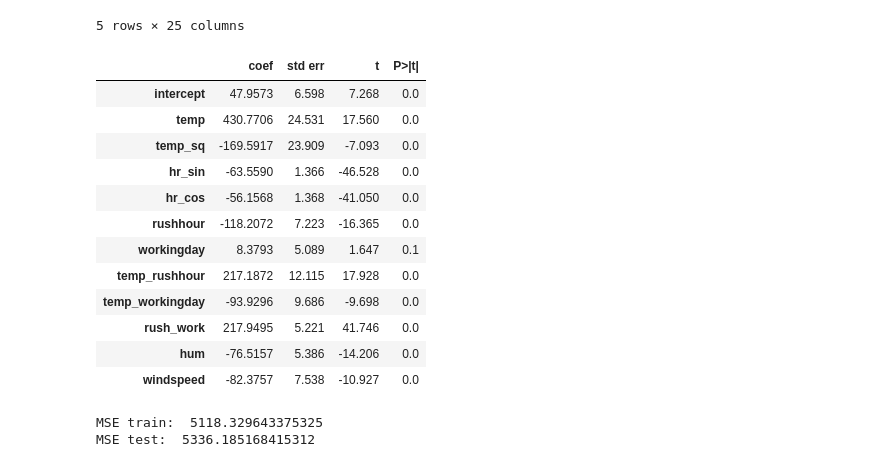
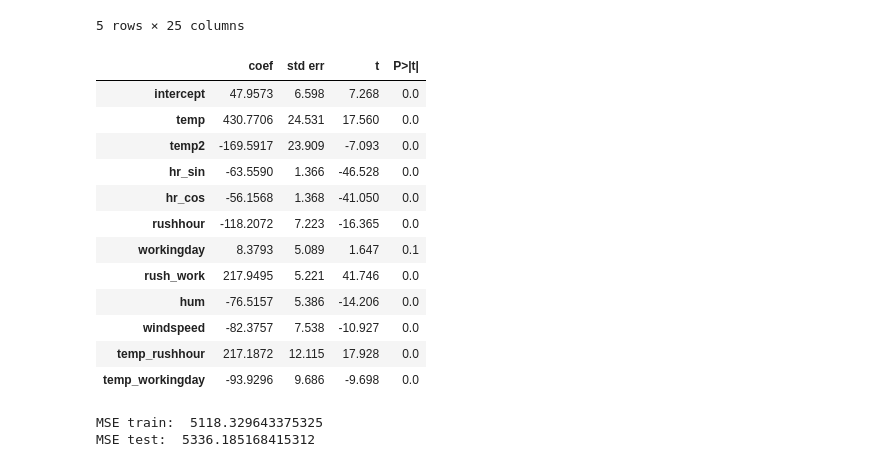
Before and after one commit to natkielem/code_2600, a Jupyter notebook: mod05_nonlinear.ipynb, the cells around one changed output. Saved outputs shown, nothing was run; the diff lists cells and outputs as text; code cells hidden in the pictures.

```diff
--- a/mod05_nonlinear.ipynb
+++ b/mod05_nonlinear.ipynb
@@ -331,37 +331,37 @@ Train.head()
 # %%
 # Build your linear regression model here.
 vars_to_include = [
     'intercept',
     'temp',
-    'temp_sq',
+    'temp2',
     'hr_sin',
     'hr_cos',
     'rushhour',
     'workingday',
+    'rush_work',
+    'hum',
+    'windspeed',
     'temp_rushhour',
-    'temp_workingday',
-    'rush_work' ,
-    'hum',
-    'windspeed'
+    'temp_workingday'
 ]
 
 model_final = sm.OLS(y_train, X_train[vars_to_include])
 results_final = model_final.fit()
 summarize(results_final)
 # %% [output]
 |  | coef | std err | t | P>|t| |
 | intercept | 47.9573 | 6.598 | 7.268 | 0.0 |
 | temp | 430.7706 | 24.531 | 17.560 | 0.0 |
-| temp_sq | -169.5917 | 23.909 | -7.093 | 0.0 |
+| temp2 | -169.5917 | 23.909 | -7.093 | 0.0 |
 | hr_sin | -63.5590 | 1.366 | -46.528 | 0.0 |
 | hr_cos | -56.1568 | 1.368 | -41.050 | 0.0 |
 | rushhour | -118.2072 | 7.223 | -16.365 | 0.0 |
 | workingday | 8.3793 | 5.089 | 1.647 | 0.1 |
-| temp_rushhour | 217.1872 | 12.115 | 17.928 | 0.0 |
-| temp_workingday | -93.9296 | 9.686 | -9.698 | 0.0 |
 | rush_work | 217.9495 | 5.221 | 41.746 | 0.0 |
 | hum | -76.5157 | 5.386 | -14.206 | 0.0 |
 | windspeed | -82.3757 | 7.538 | -10.927 | 0.0 |
+| temp_rushhour | 217.1872 | 12.115 | 17.928 | 0.0 |
+| temp_workingday | -93.9296 | 9.686 | -9.698 | 0.0 |
 # %%
 predictions_train_final = predict(X_train[vars_to_include], results_final)
 print('MSE train: ', mse(y_train, predictions_train_final))
```
